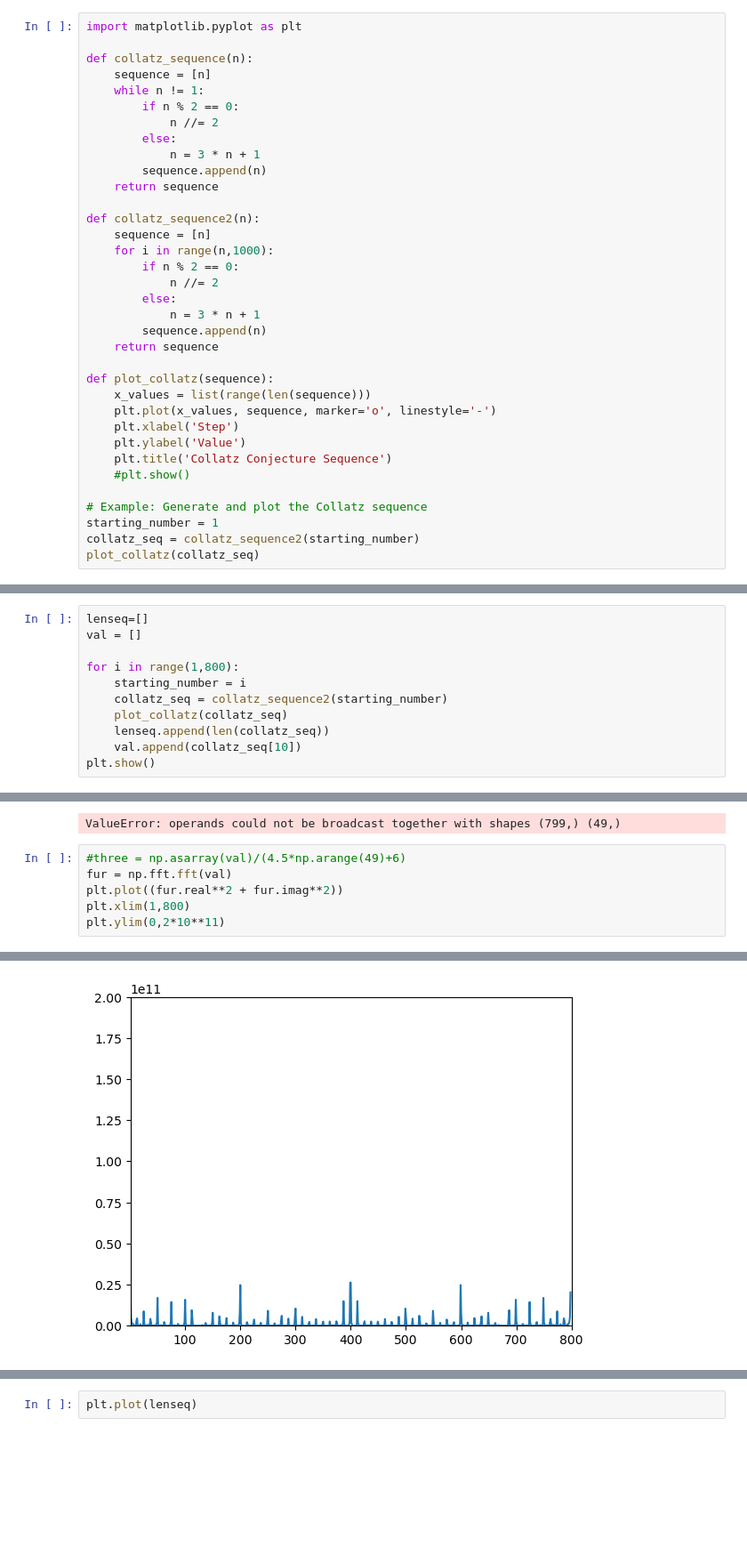
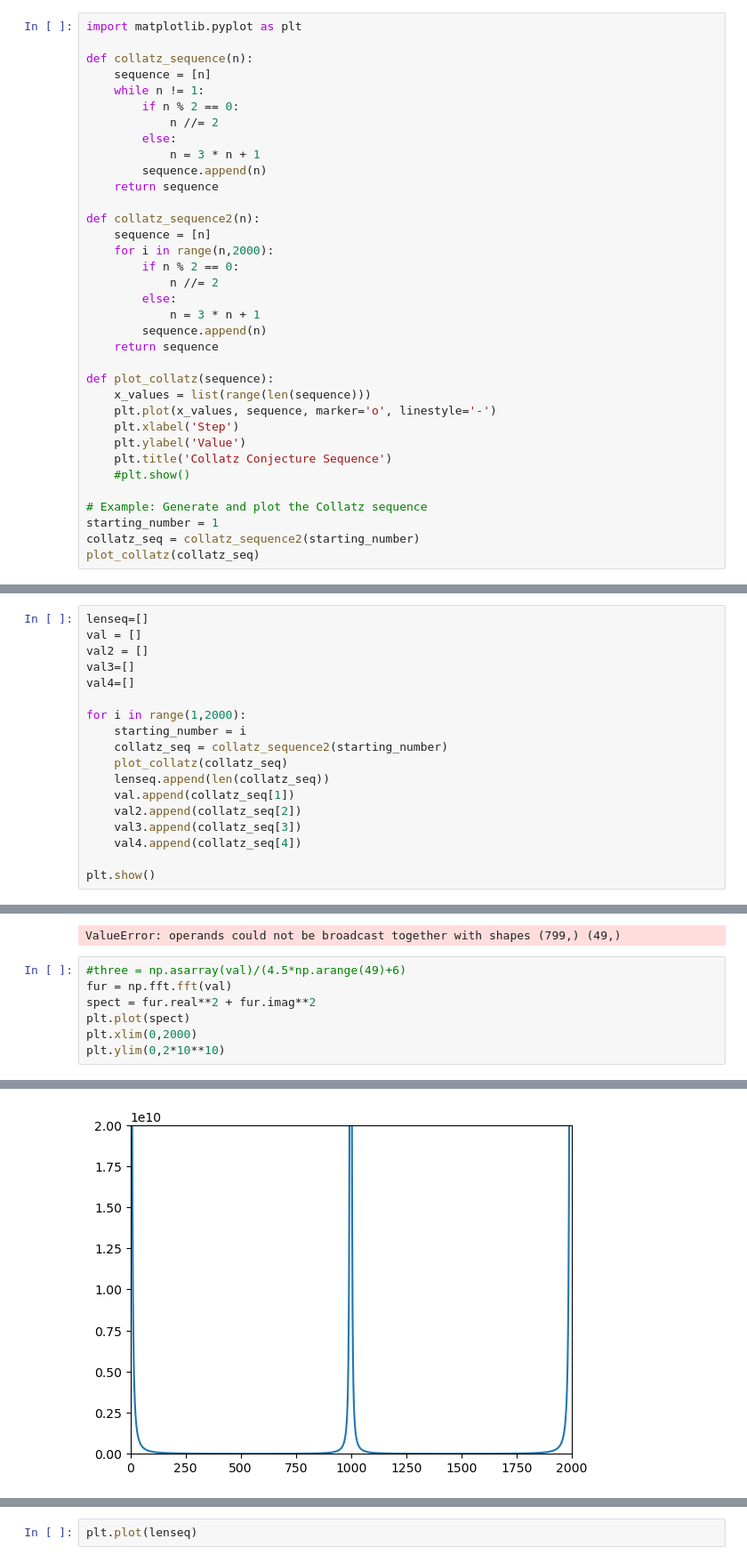
Before and after one commit to petron23/maths_and_physics, a Jupyter notebook: Collatz_conjecture/collatz.ipynb, the cells around one changed output, grey strips where cells are left out. Shown at 89% size. Saved outputs shown, nothing was run; the diff lists cells and outputs as text; blank space fills up the shorter version.

```diff
--- a/Collatz_conjecture/collatz.ipynb
+++ b/Collatz_conjecture/collatz.ipynb
@@ -13,7 +13,7 @@ def collatz_sequence(n):
 
 def collatz_sequence2(n):
     sequence = [n]
-    for i in range(n,1000):
+    for i in range(n,2000):
         if n % 2 == 0:
             n //= 2
         else:
@@ -38,12 +38,19 @@ plot_collatz(collatz_seq)
 # %%
 lenseq=[]
 val = []
+val2 = []
+val3=[]
+val4=[]
 
-for i in range(1,800):
+for i in range(1,2000):
     starting_number = i
     collatz_seq = collatz_sequence2(starting_number)
     plot_collatz(collatz_seq)
     lenseq.append(len(collatz_seq))
-    val.append(collatz_seq[10])
+    val.append(collatz_seq[1])
+    val2.append(collatz_seq[2])
+    val3.append(collatz_seq[3])
+    val4.append(collatz_seq[4])
+
 plt.show()
 # %% [output]
@@ -62,7 +165,8 @@ ValueError: operands could not be broadcast together with shapes (799,) (49,)
 # %%
 #three = np.asarray(val)/(4.5*np.arange(49)+6)
 fur = np.fft.fft(val)
-plt.plot((fur.real**2 + fur.imag**2))
-plt.xlim(1,800)
-plt.ylim(0,2*10**11)
+spect = fur.real**2 + fur.imag**2
+plt.plot(spect)
+plt.xlim(0,2000)
+plt.ylim(0,2*10**10)
 # %% [output]
@@ -70 +174 @@ plt.ylim(0,2*10**11)
-[figure, old version]
+[figure, new version]
```
Also changed, not shown: parts of 12 cells of this notebook.
